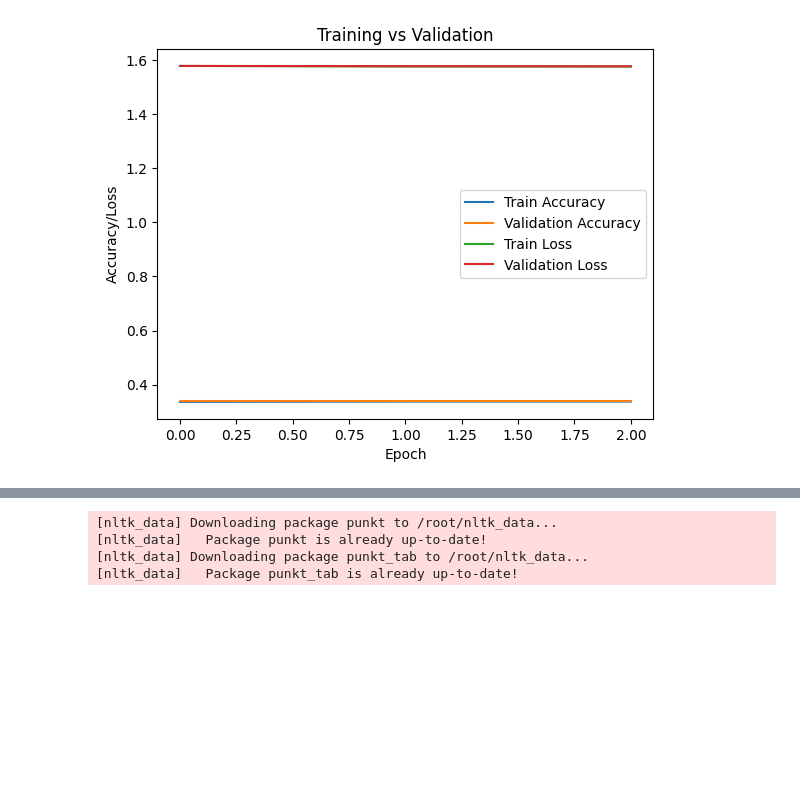
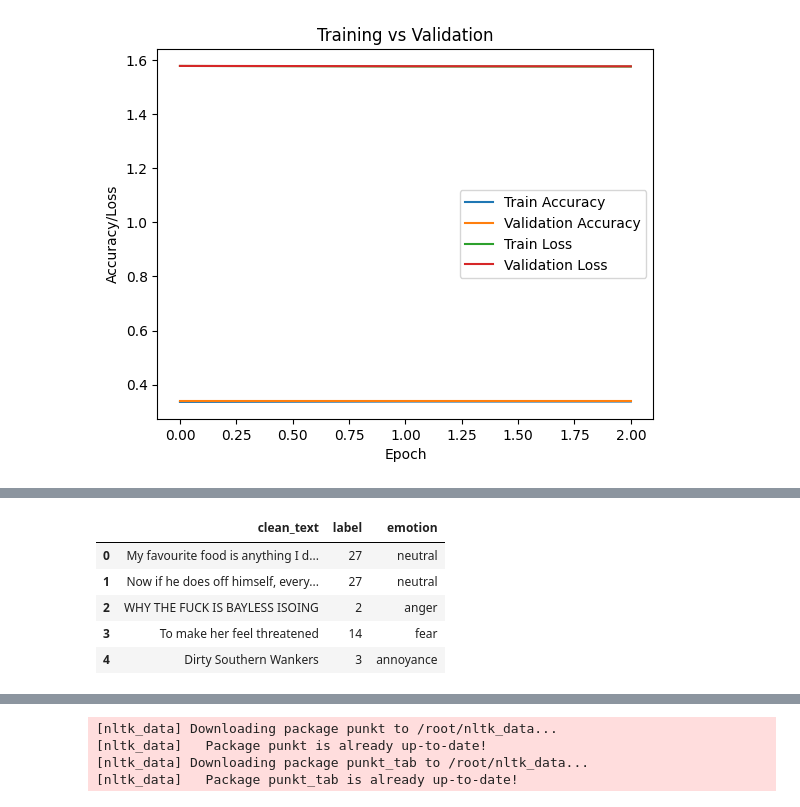
Before and after one commit to junaina/EmpathAI, a Jupyter notebook: EmpathAI.ipynb, the cells around one changed output, grey strips where cells are left out. Saved outputs shown, nothing was run; the diff lists cells and outputs as text; code cells hidden in the pictures; blank space fills up the shorter version.

Commit message:
model trained

```diff
--- a/EmpathAI.ipynb
+++ b/EmpathAI.ipynb
@@ -172,0 +205,24 @@ plt.show()
+# %%
+# Convert dataset to pandas
+df = dataset["train"].to_pandas()
+
+# Remove rows with empty labels
+df = df[df['labels'].map(len) > 0]
+
+# Take only the first label for simplicity (single-label classification)
+df["label"] = df["labels"].apply(lambda x: x[0])
+
+# Get label name
+label_names = dataset["train"].features["labels"].feature.names
+df["emotion"] = df["label"].apply(lambda x: label_names[x])
+
+# Rename for consistency
+df = df[["text", "label", "emotion"]].rename(columns={"text": "clean_text"})
+df.head()
+# %% [output]
+|  | clean_text | label | emotion |
+| 0 | My favourite food is anything I d... | 27 | neutral |
+| 1 | Now if he does off himself, every... | 27 | neutral |
+| 2 | WHY THE FUCK IS BAYLESS ISOING | 2 | anger |
+| 3 | To make her feel threatened | 14 | fear |
+| 4 | Dirty Southern Wankers | 3 | annoyance |
```
Also changed, not shown: parts of 14 cells of this notebook.
